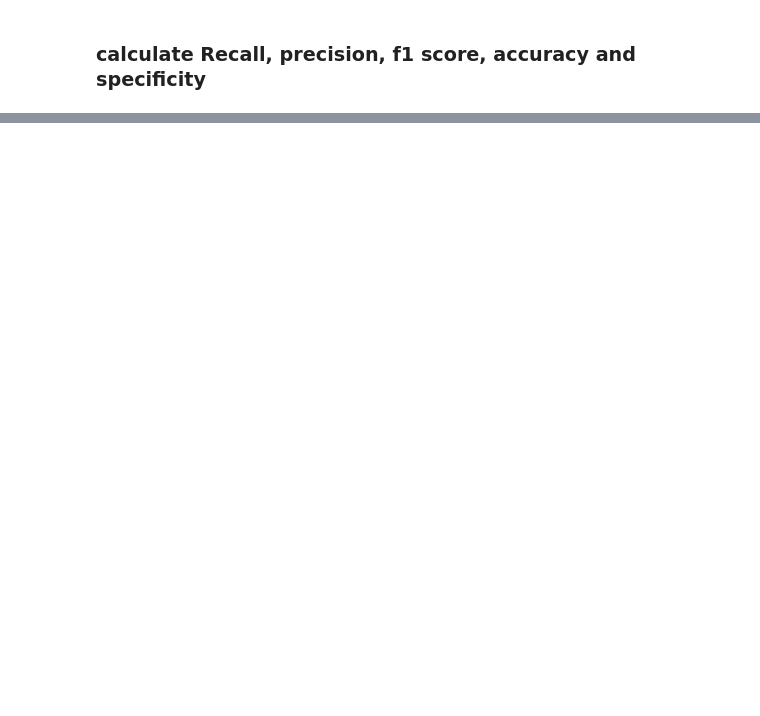
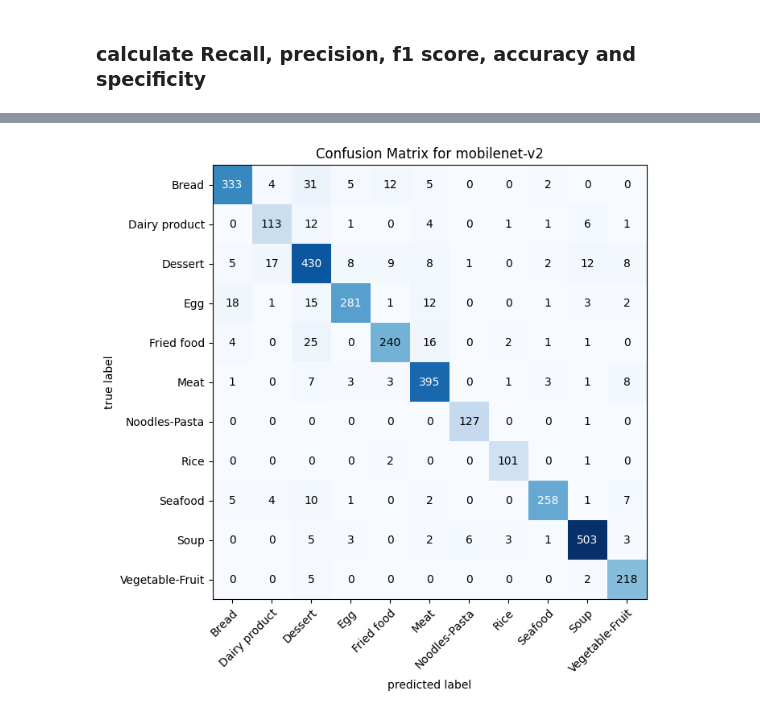
Before and after one commit to HritwikBhowmik/BAIUST-ML-workshop, a Jupyter notebook: BAIUST_foodfest_workshop.ipynb, the cells around one changed output, grey strips where cells are left out. Drawn from its saved outputs; the diff is of its cells as text; code cells hidden in the pictures; blank space fills up the shorter version.

```diff
--- a/BAIUST_foodfest_workshop.ipynb
+++ b/BAIUST_foodfest_workshop.ipynb
@@ -786,0 +898,11 @@ plt.show()
+# %%
+con_mat_tensor_mobile = con_mat(preds=torch.tensor(preds_multi_mobile),
+                         target=torch.tensor(targets_multi_mobile))
+
+plot, ax = plot_confusion_matrix(conf_mat=con_mat_tensor_mobile.numpy(),
+                                 class_names=labels,
+                                 figsize=(10, 7))
+plt.title('Confusion Matrix for mobilenet-v2')
+plt.show()
+# %% [output]
+[figure, added]
```
Also changed, not shown: parts of 40 cells of this notebook.
